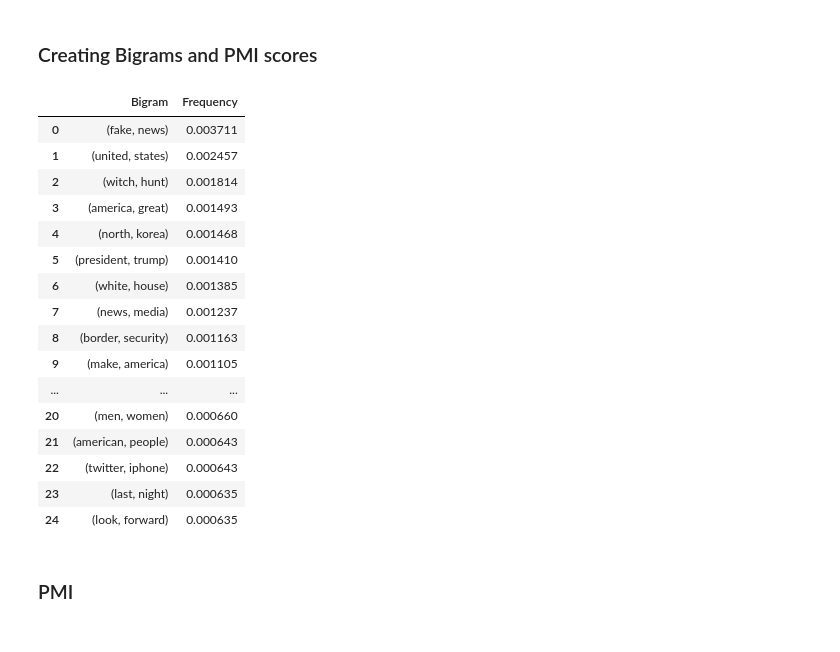
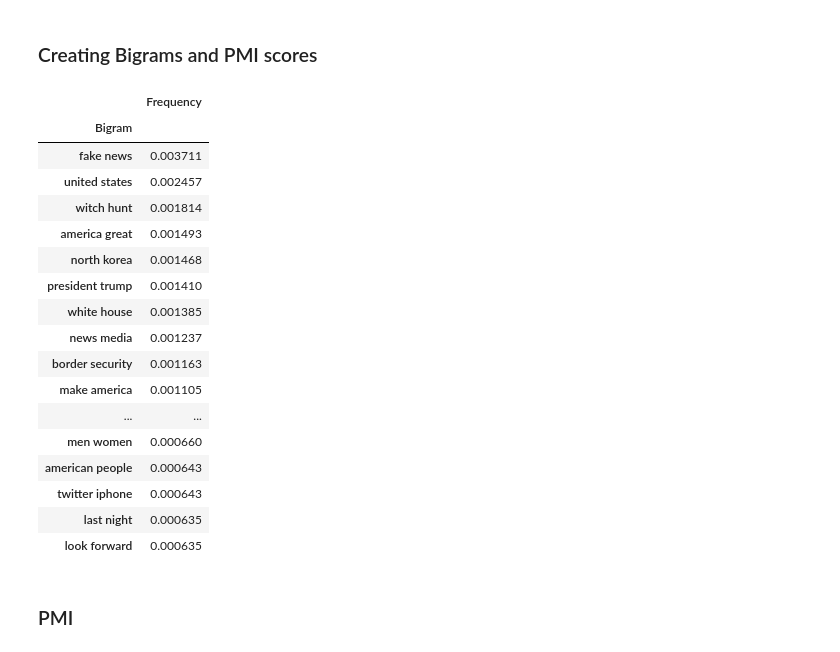
Before and after one commit to jirvingphd/dsc-5-capstone-project-online-ds-ft-021119, a Jupyter notebook: mod_5_final_project_wip.ipynb, the cells around one changed output. Saved outputs shown, nothing was run; the diff lists cells and outputs as text; code cells hidden in the pictures.

```diff
--- a/mod_5_final_project_wip.ipynb
+++ b/mod_5_final_project_wip.ipynb
@@ -407,32 +415,37 @@ plot_fit_cloud(mentions_cloud,"Most Common @'s",figsize=(5,5))
 # %%
 from nltk.collocations import BigramAssocMeasures, BigramCollocationFinder, TrigramAssocMeasures, TrigramCollocationFinder
 import mod4functions_JMI as jmi
 
 bigram_measures =BigramAssocMeasures()
 
 tweet_finder = BigramCollocationFinder.from_words(TEXT['tokens'])
 tweets_scored = tweet_finder.score_ngrams(bigram_measures.raw_freq)
 
-df_1 = jmi.quick_table(tweets_scored[:25], col_names =['Bigram','Frequency'],caption='Tweet Bigrams', display_df=False);
+df_1 = jmi.quick_table(tweets_scored[:25], col_names =['Bigram','Frequency'],
+                       caption='Tweet Bigrams', display_df=False)
+df_1['Bigram'] = df_1['Bigram'].apply(lambda x: ' '.join(x))
+df_1.set_index('Bigram',inplace=True)
+df_1.columms=['Frequency']
 df_1
 # %% [output]
-|  | Bigram | Frequency |
-| 0 | (fake, news) | 0.003711 |
-| 1 | (united, states) | 0.002457 |
-| 2 | (witch, hunt) | 0.001814 |
-| 3 | (america, great) | 0.001493 |
-| 4 | (north, korea) | 0.001468 |
-| 5 | (president, trump) | 0.001410 |
-| 6 | (white, house) | 0.001385 |
-| 7 | (news, media) | 0.001237 |
-| 8 | (border, security) | 0.001163 |
-| 9 | (make, america) | 0.001105 |
-| ... | ... | ... |
-| 20 | (men, women) | 0.000660 |
-| 21 | (american, people) | 0.000643 |
-| 22 | (twitter, iphone) | 0.000643 |
-| 23 | (last, night) | 0.000635 |
-| 24 | (look, forward) | 0.000635 |
+|  | Frequency |
+| Bigram |  |
+| fake news | 0.003711 |
+| united states | 0.002457 |
+| witch hunt | 0.001814 |
+| america great | 0.001493 |
+| north korea | 0.001468 |
+| president trump | 0.001410 |
+| white house | 0.001385 |
+| news media | 0.001237 |
+| border security | 0.001163 |
+| make america | 0.001105 |
+| ... | ... |
+| men women | 0.000660 |
+| american people | 0.000643 |
+| twitter iphone | 0.000643 |
+| last night | 0.000635 |
+| look forward | 0.000635 |
 # %% [markdown]
 ### PMI
 # %%
```
Also changed, not shown: parts of 24 cells of this notebook, 3 other files.
